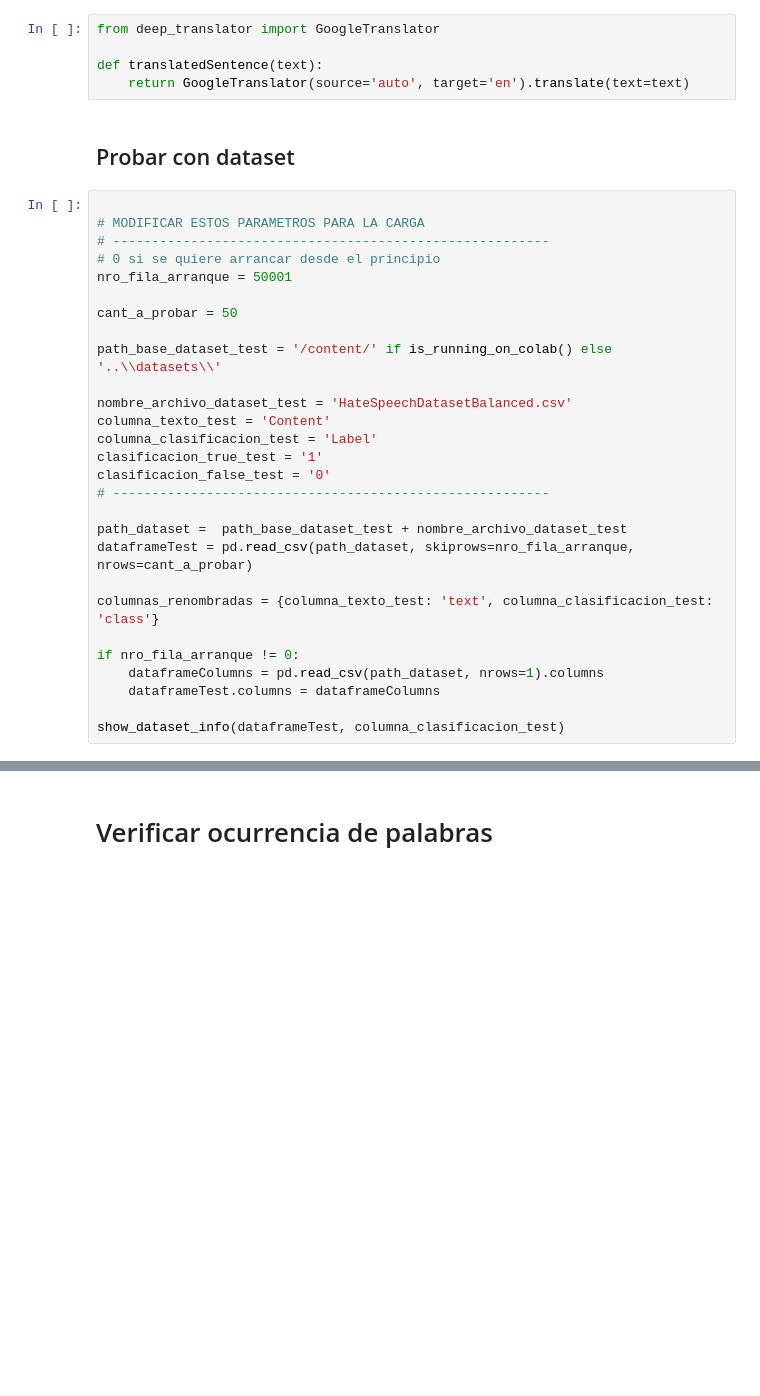
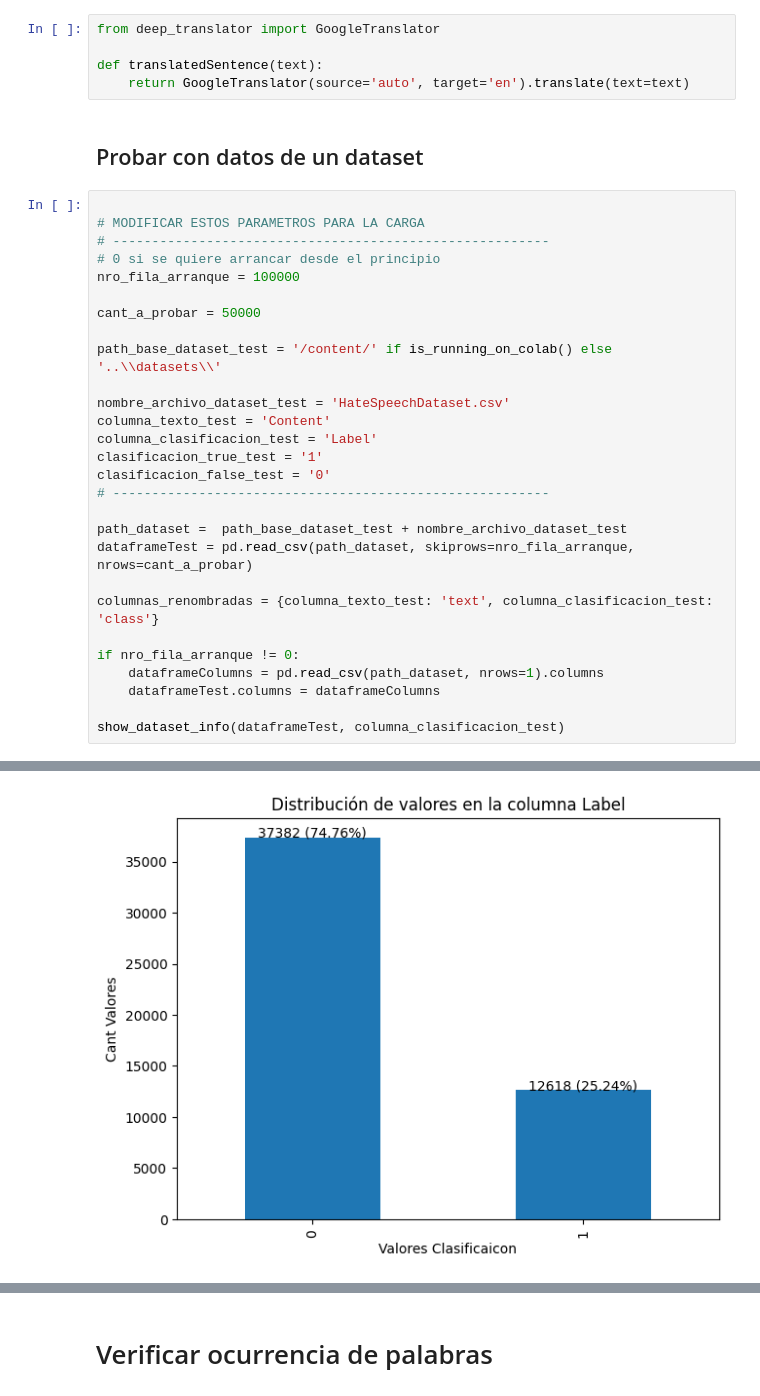
Before and after one commit to victor-POL/Deteccion-Violencia-y-Tentativas-Suicidio-NLP, a Jupyter notebook: violencia/collabs/TP_Dataset_Hate.ipynb, the cells around one changed output, grey strips where cells are left out. Cells and saved outputs as stored; diff of their text form; blank space fills up the shorter version.

```diff
--- a/violencia/collabs/TP_Dataset_Hate.ipynb
+++ b/violencia/collabs/TP_Dataset_Hate.ipynb
@@ -335,19 +470,19 @@ from deep_translator import GoogleTranslator
 def translatedSentence(text):
     return GoogleTranslator(source='auto', target='en').translate(text=text)
 # %% [markdown]
-## Probar con dataset
+## Probar con datos de un dataset
 # %%
 
 # MODIFICAR ESTOS PARAMETROS PARA LA CARGA
 # --------------------------------------------------------
 # 0 si se quiere arrancar desde el principio
-nro_fila_arranque = 50001
+nro_fila_arranque = 100000
 
-cant_a_probar = 50
+cant_a_probar = 50000
 
 path_base_dataset_test = '/content/' if is_running_on_colab() else '..\\datasets\\'
 
-nombre_archivo_dataset_test = 'HateSpeechDatasetBalanced.csv'
+nombre_archivo_dataset_test = 'HateSpeechDataset.csv'
 columna_texto_test = 'Content'
 columna_clasificacion_test = 'Label'
 clasificacion_true_test = '1'
@@ -364,3 +499,4 @@ if nro_fila_arranque != 0:
     dataframeTest.columns = dataframeColumns
 
 show_dataset_info(dataframeTest, columna_clasificacion_test)
+# %% [output]
@@ -367,3 +519,4 @@ show_dataset_info(dataframeTest, columna_clasificacion_test)
+[figure, added]
 # %%
 
 counter = 0
```
Also changed, not shown: parts of 40 cells of this notebook, 29 other files.
